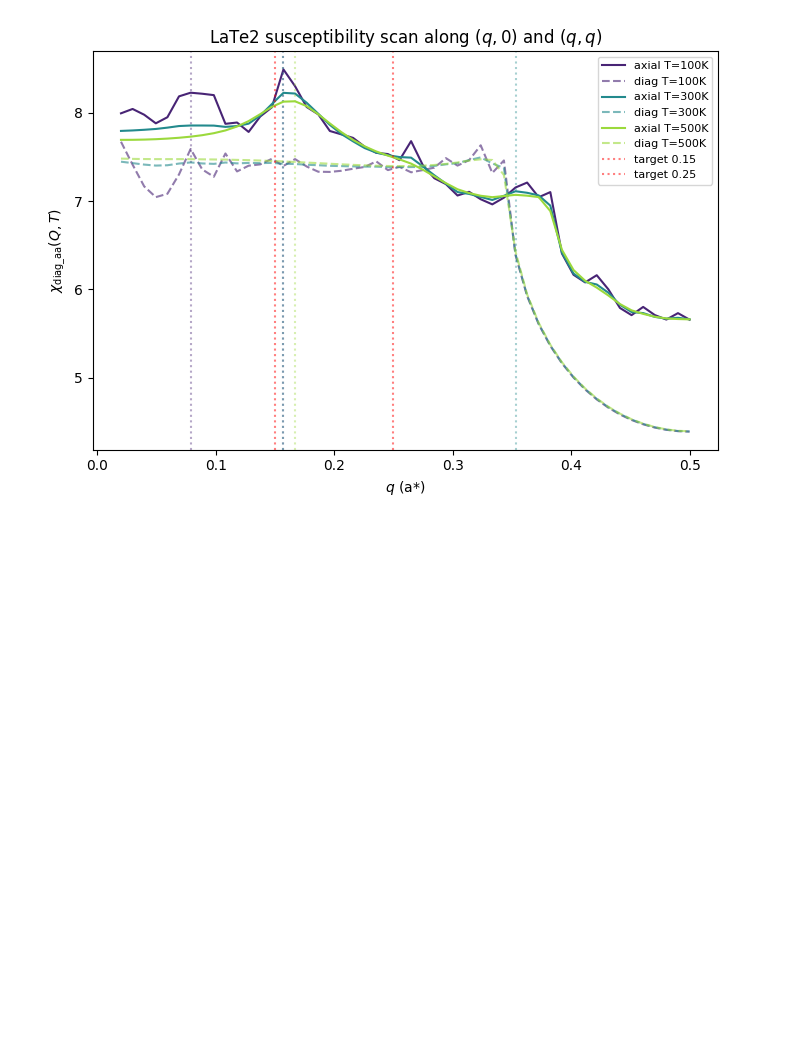
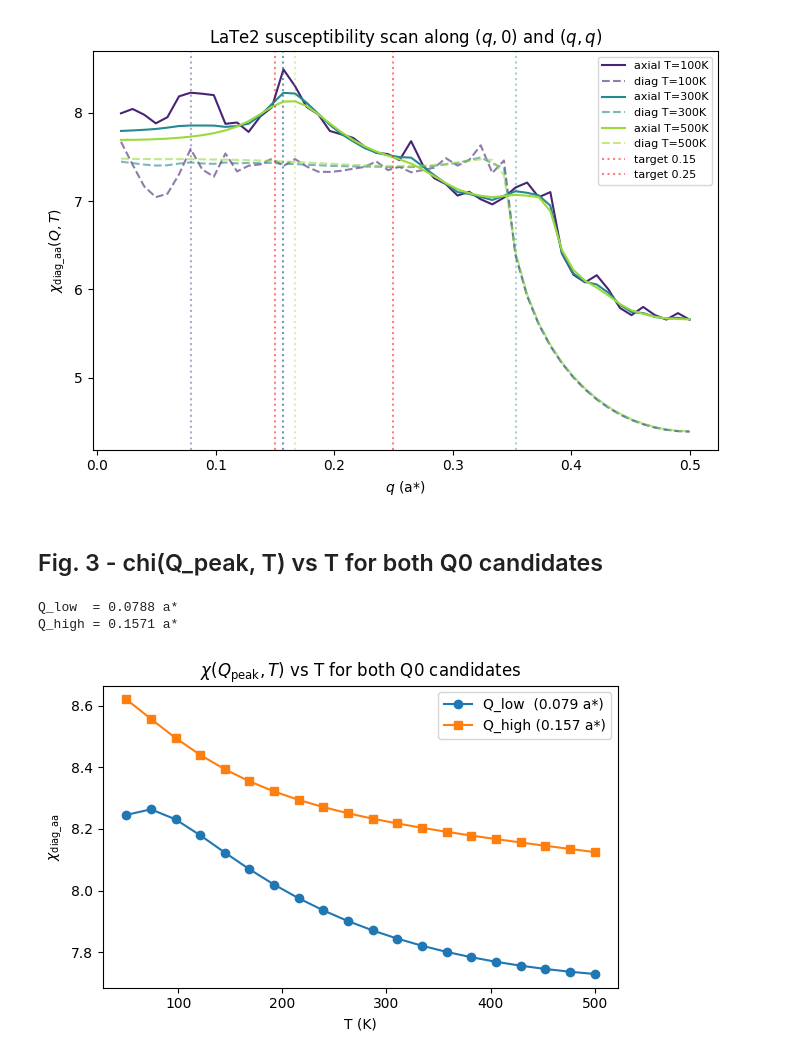
Before and after one commit to yingjerkao/TEM_toolkit, a Jupyter notebook: rte2_cdw_walkthrough.ipynb, the cells around one changed output. Saved outputs shown, nothing was run; the diff lists cells and outputs as text; code cells hidden in the pictures; blank space fills up the shorter version.

Commit message:
Notebook Fig 3: chi(Q_peak, T) vs T for both Q0 candidates
Co-Authored-By: Claude Sonnet 4.6 <noreply@anthropic.com>

```diff
--- a/rte2_cdw_walkthrough.ipynb
+++ b/rte2_cdw_walkthrough.ipynb
@@ -107,3 +107,36 @@ fig.savefig(OUTDIR / 'fig2_chi_scan.png', dpi=150)
 plt.show()
 # %% [output]
 [figure]
+# %% [markdown]
+## Fig. 3 - chi(Q_peak, T) vs T for both Q0 candidates
+# %%
+result_ref = material.find_Q0(T=0.02, nk_bz=100, nk_q=50)
+assert len(result_ref.peaks) == 2, 'Expected 2 Q peaks; got ' + str(result_ref.peaks)
+Q_low, Q_high = result_ref.peaks
+print(f'Q_low  = {Q_low[0]/TWO_PI:.4f} a*')
+print(f'Q_high = {Q_high[0]/TWO_PI:.4f} a*')
+# %% [output]
+Q_low  = 0.0788 a*
+Q_high = 0.1571 a*
+# %%
+T_K_grid = np.linspace(50, 500, 20)
+T_eV_grid = T_K_grid * 8.617e-5
+
+chi_low = np.empty_like(T_eV_grid)
+chi_high = np.empty_like(T_eV_grid)
+for i, T in enumerate(T_eV_grid):
+    chi_l = susceptibility_tensor(Q_low[0],  Q_low[1],  T, material.params, nk=100)
+    chi_h = susceptibility_tensor(Q_high[0], Q_high[1], T, material.params, nk=100)
+    chi_low[i]  = chi_combinations(chi_l)['diag_aa']
+    chi_high[i] = chi_combinations(chi_h)['diag_aa']
+
+fig, ax = plt.subplots(figsize=(6, 4))
+ax.plot(T_K_grid, chi_low,  'o-', label=f'Q_low  ({Q_low[0]/TWO_PI:.3f} a*)')
+ax.plot(T_K_grid, chi_high, 's-', label=f'Q_high ({Q_high[0]/TWO_PI:.3f} a*)')
+ax.set_xlabel('T (K)'); ax.set_ylabel(r'$\chi_{\rm diag\_aa}$')
+ax.set_title(r'$\chi(Q_{\rm peak}, T)$ vs T for both Q0 candidates')
+ax.legend(); fig.tight_layout()
+fig.savefig(OUTDIR / 'fig3_chi_vs_T.png', dpi=150)
+plt.show()
+# %% [output]
+[figure, added]
```
Also changed, not shown: 1 other file.
